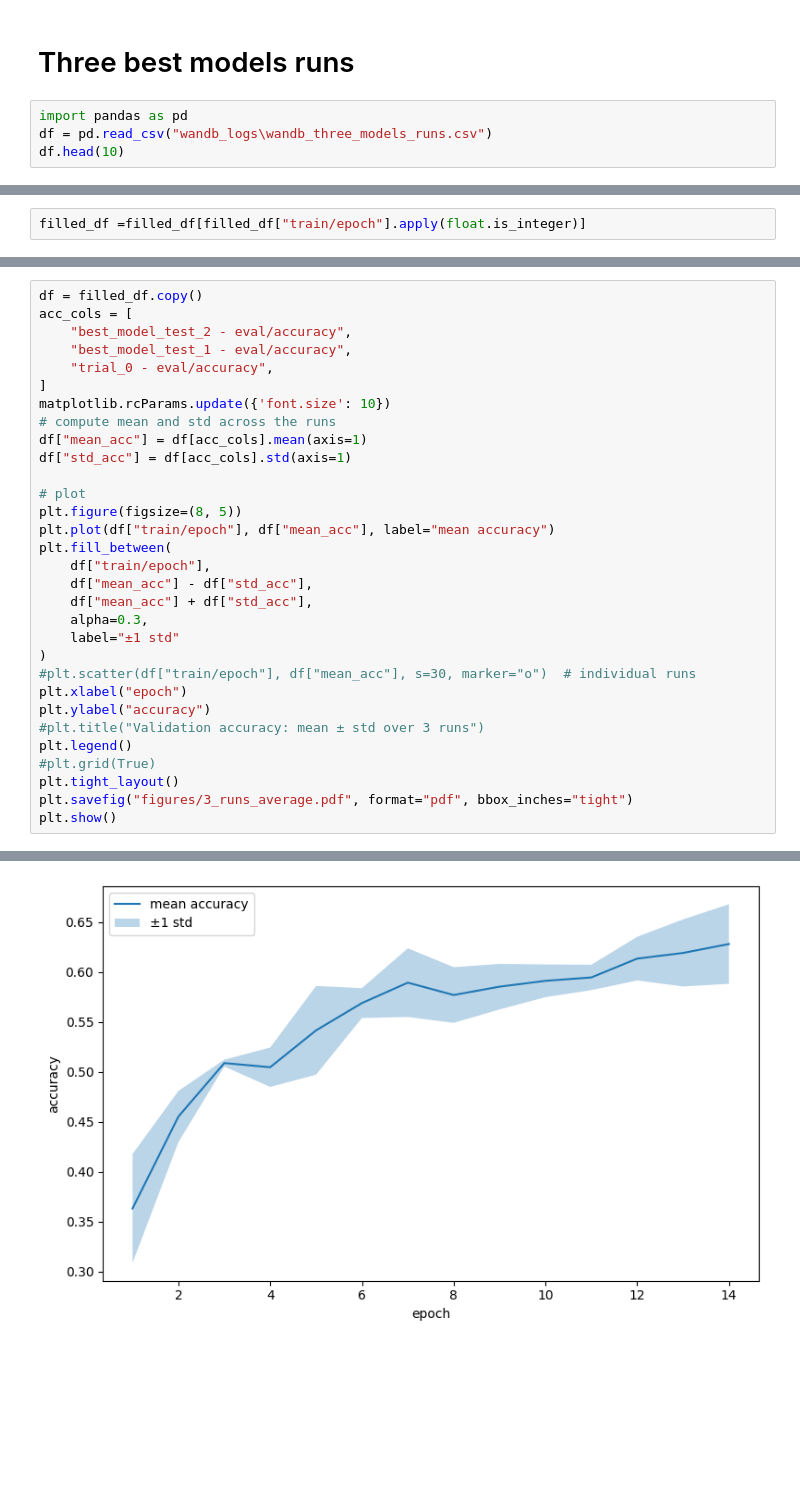
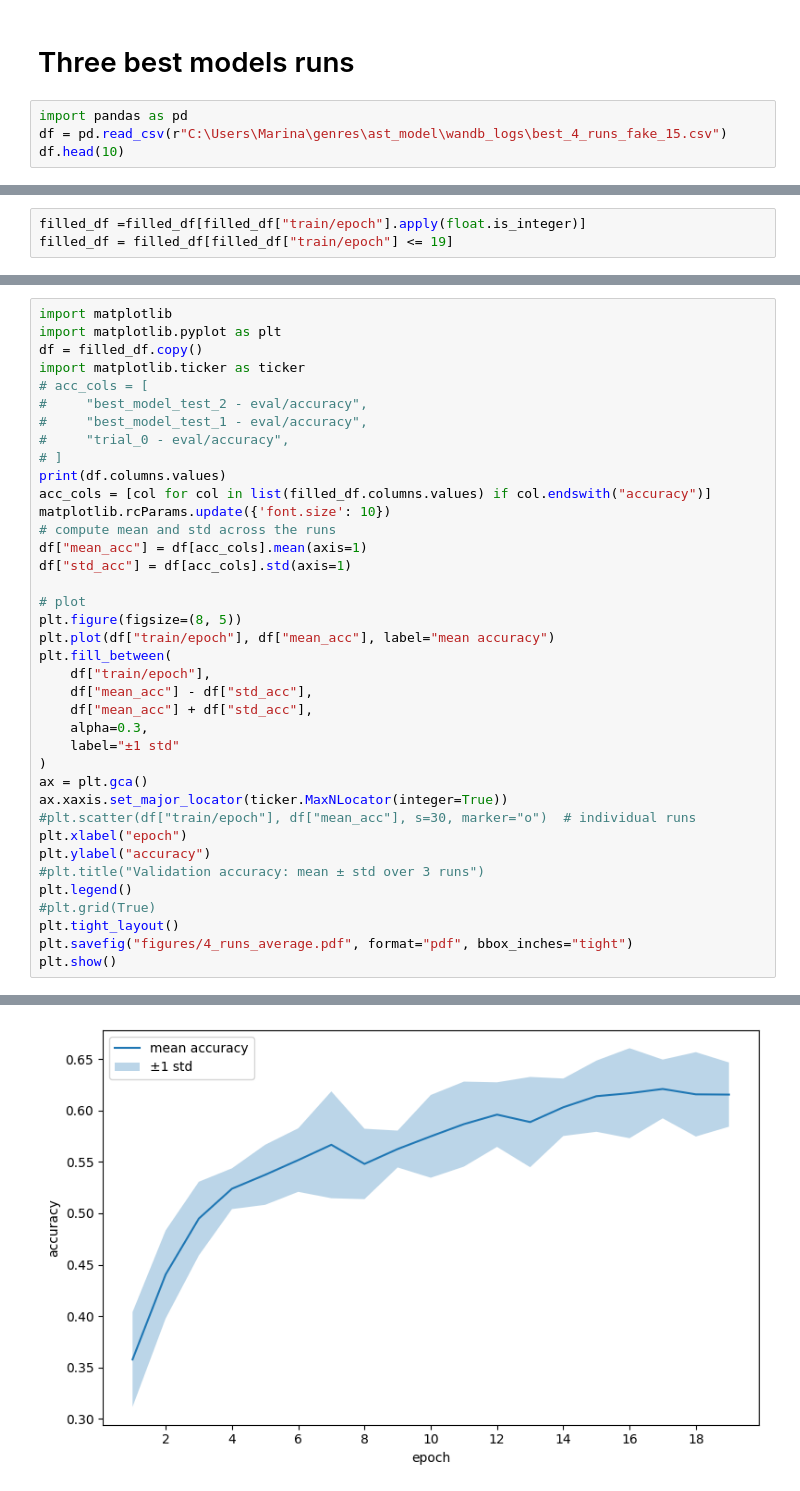
Before and after one commit to PulyaPolya/genres, a Jupyter notebook: ast_model/visualisations_hpo.ipynb, the cells around one changed output, grey strips where cells are left out. Saved outputs shown, nothing was run; the diff lists cells and outputs as text; blank space fills up the shorter version.

Commit message:
best model for clustering

```diff
--- a/ast_model/visualisations_hpo.ipynb
+++ b/ast_model/visualisations_hpo.ipynb
@@ -475,6 +475,6 @@ df.sort_values(by= "eval/accuracy", axis = 0, ascending=False).tail(10)
 # Three best models runs
 # %%
 import pandas as pd
-df = pd.read_csv("wandb_logs\wandb_three_models_runs.csv")
+df = pd.read_csv(r"C:\Users\Marina\genres\ast_model\wandb_logs\best_4_runs_fake_15.csv")
 df.head(10)
 # %% [output]
@@ -549,3 +542,4 @@ def fill_with_nearest_epoch(df, epoch_col="train/epoch", acc_cols=None):
 filled_df = fill_with_nearest_epoch(df)
 # %%
 filled_df =filled_df[filled_df["train/epoch"].apply(float.is_integer)]
+filled_df = filled_df[filled_df["train/epoch"] <= 19]
@@ -552,10 +550,15 @@ filled_df =filled_df[filled_df["train/epoch"].apply(float.is_integer)]
 # %%
+import matplotlib
+import matplotlib.pyplot as plt
 df = filled_df.copy()
-acc_cols = [
-    "best_model_test_2 - eval/accuracy",
-    "best_model_test_1 - eval/accuracy",
-    "trial_0 - eval/accuracy",
-]
+import matplotlib.ticker as ticker
+# acc_cols = [
+#     "best_model_test_2 - eval/accuracy",
+#     "best_model_test_1 - eval/accuracy",
+#     "trial_0 - eval/accuracy",
+# ]
+print(df.columns.values)
+acc_cols = [col for col in list(filled_df.columns.values) if col.endswith("accuracy")]
 matplotlib.rcParams.update({'font.size': 10})
 # compute mean and std across the runs
 df["mean_acc"] = df[acc_cols].mean(axis=1)
@@ -571,6 +574,8 @@ plt.fill_between(
     alpha=0.3,
     label="±1 std"
 )
+ax = plt.gca()
+ax.xaxis.set_major_locator(ticker.MaxNLocator(integer=True))
 #plt.scatter(df["train/epoch"], df["mean_acc"], s=30, marker="o")  # individual runs
 plt.xlabel("epoch")
 plt.ylabel("accuracy")
@@ -578,6 +583,6 @@ plt.ylabel("accuracy")
 plt.legend()
 #plt.grid(True)
 plt.tight_layout()
-plt.savefig("figures/3_runs_average.pdf", format="pdf", bbox_inches="tight")
+plt.savefig("figures/4_runs_average.pdf", format="pdf", bbox_inches="tight")
 plt.show()
 # %% [output]
@@ -584 +593 @@ plt.show()
-[figure, old version]
+[figure, new version]
```
Also changed, not shown: parts of 11 cells of this notebook, 1 other file.
